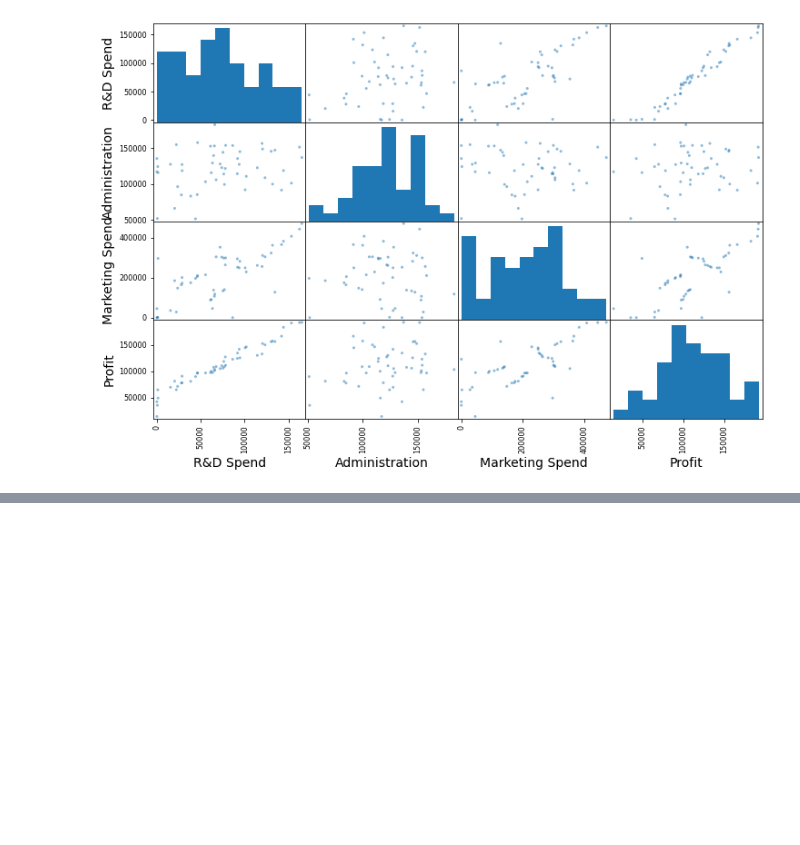
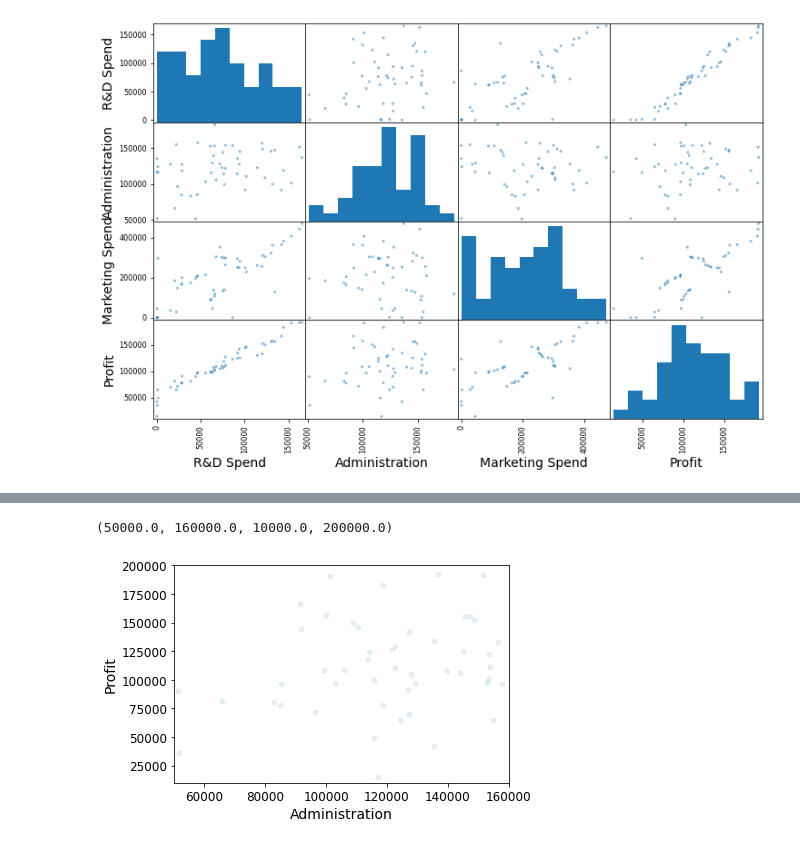
Before and after one commit to SorenHersomNielsen/Mandatory-project, a Jupyter notebook: Untitled.ipynb, the cells around one changed output, grey strips where cells are left out. Saved outputs shown, nothing was run; the diff lists cells and outputs as text; code cells hidden in the pictures; blank space fills up the shorter version.

```diff
--- a/Untitled.ipynb
+++ b/Untitled.ipynb
@@ -58,0 +71,6 @@ array([[<AxesSubplot:xlabel='R&D Spend', ylabel='R&D Spend'>,
+# %%
+Startups.plot(kind="scatter", x="Administration", y="Profit", alpha=0.1)
+plt.axis([50000, 160000, 10000, 200000])
+# %% [output]
+(50000.0, 160000.0, 10000.0, 200000.0)
+[figure, added]
```
Also changed, not shown: parts of 2 cells of this notebook.
